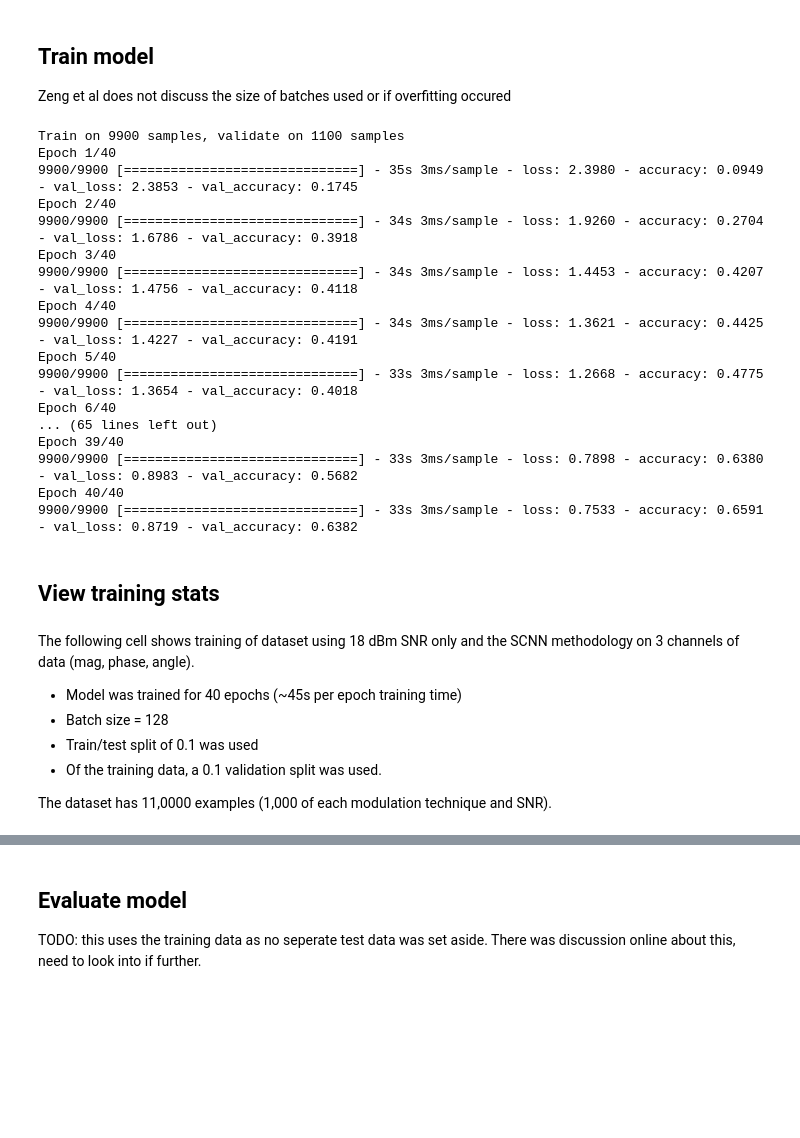
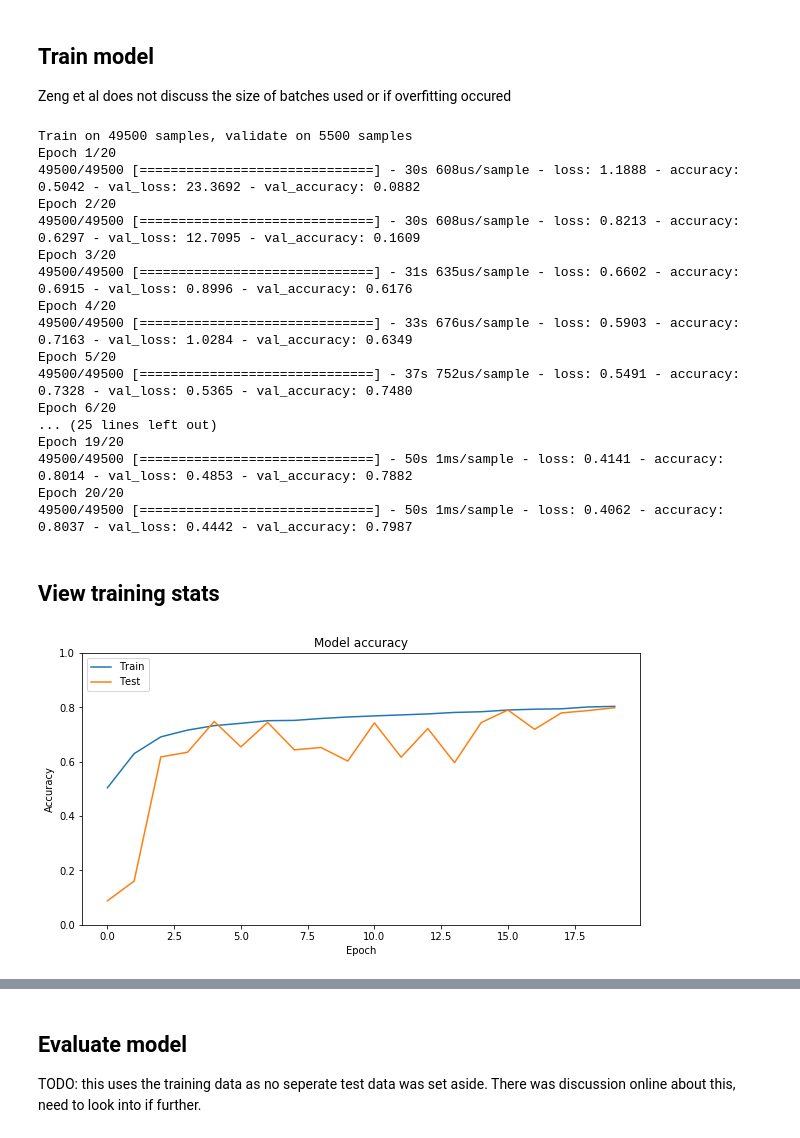
Before and after one commit to dfunni/complex-specgramCNN, a Jupyter notebook: notebooks/SpectrumCNN.ipynb, the cells around one changed output, grey strips where cells are left out. Drawn from its saved outputs; the diff is of its cells as text; code cells hidden in the pictures; blank space fills up the shorter version.

```diff
--- a/notebooks/SpectrumCNN.ipynb
+++ b/notebooks/SpectrumCNN.ipynb
@@ -89,33 +100,37 @@ _________________________________________________________________
 ## Train model
 Zeng et al does not discuss the size of batches used or if overfitting occured
 # %%
-history_IQ = model.fit(X_train, y_train, batch_size=128, epochs=40, validation_split=0.1, verbose=1)
+history_mag = model.fit(X_train, y_train, batch_size=128, epochs=20, validation_split=0.1, verbose=1)
 # %% [output]
-Train on 9900 samples, validate on 1100 samples
-Epoch 1/40
-9900/9900 [==============================] - 35s 3ms/sample - loss: 2.3980 - accuracy: 0.0949 - val_loss: 2.3853 - val_accuracy: 0.1745
-Epoch 2/40
-9900/9900 [==============================] - 34s 3ms/sample - loss: 1.9260 - accuracy: 0.2704 - val_loss: 1.6786 - val_accuracy: 0.3918
-Epoch 3/40
-9900/9900 [==============================] - 34s 3ms/sample - loss: 1.4453 - accuracy: 0.4207 - val_loss: 1.4756 - val_accuracy: 0.4118
-Epoch 4/40
-9900/9900 [==============================] - 34s 3ms/sample - loss: 1.3621 - accuracy: 0.4425 - val_loss: 1.4227 - val_accuracy: 0.4191
-Epoch 5/40
-9900/9900 [==============================] - 33s 3ms/sample - loss: 1.2668 - accuracy: 0.4775 - val_loss: 1.3654 - val_accuracy: 0.4018
-Epoch 6/40
-... (65 lines left out)
-Epoch 39/40
-9900/9900 [==============================] - 33s 3ms/sample - loss: 0.7898 - accuracy: 0.6380 - val_loss: 0.8983 - val_accuracy: 0.5682
-Epoch 40/40
-9900/9900 [==============================] - 33s 3ms/sample - loss: 0.7533 - accuracy: 0.6591 - val_loss: 0.8719 - val_accuracy: 0.6382
+Train on 49500 samples, validate on 5500 samples
+Epoch 1/20
+49500/49500 [==============================] - 30s 608us/sample - loss: 1.1888 - accuracy: 0.5042 - val_loss: 23.3692 - val_accuracy: 0.0882
+Epoch 2/20
+49500/49500 [==============================] - 30s 608us/sample - loss: 0.8213 - accuracy: 0.6297 - val_loss: 12.7095 - val_accuracy: 0.1609
+Epoch 3/20
+49500/49500 [==============================] - 31s 635us/sample - loss: 0.6602 - accuracy: 0.6915 - val_loss: 0.8996 - val_accuracy: 0.6176
+Epoch 4/20
+49500/49500 [==============================] - 33s 676us/sample - loss: 0.5903 - accuracy: 0.7163 - val_loss: 1.0284 - val_accuracy: 0.6349
+Epoch 5/20
+49500/49500 [==============================] - 37s 752us/sample - loss: 0.5491 - accuracy: 0.7328 - val_loss: 0.5365 - val_accuracy: 0.7480
+Epoch 6/20
+... (25 lines left out)
+Epoch 19/20
+49500/49500 [==============================] - 50s 1ms/sample - loss: 0.4141 - accuracy: 0.8014 - val_loss: 0.4853 - val_accuracy: 0.7882
+Epoch 20/20
+49500/49500 [==============================] - 50s 1ms/sample - loss: 0.4062 - accuracy: 0.8037 - val_loss: 0.4442 - val_accuracy: 0.7987
 # %% [markdown]
 ## View training stats
-# %% [markdown]
-The following cell shows training of dataset using 18 dBm SNR only and the SCNN methodology on 3 channels of data (mag, phase, angle).
-
- - Model was trained for 40 epochs (~45s per epoch training time)
- - Batch size = 128
- - Train/test split of 0.1 was used
- - Of the training data, a 0.1 validation split was used.
-
-The dataset has 11,0000 examples (1,000 of each modulation technique and SNR).
+# %%
+history_magphase = history_mag
+# %%
+plt.plot(history_magphase.history['accuracy'])
+plt.plot(history_magphase.history['val_accuracy'])
+plt.title('Model accuracy')
+plt.ylabel('Accuracy')
+plt.xlabel('Epoch')
+plt.ylim(0,1)
+plt.legend(['Train', 'Test'], loc='upper left')
+plt.show()
+# %% [output]
+[figure, added]
```
Also changed, not shown: parts of 13 cells of this notebook, 1 other file.
